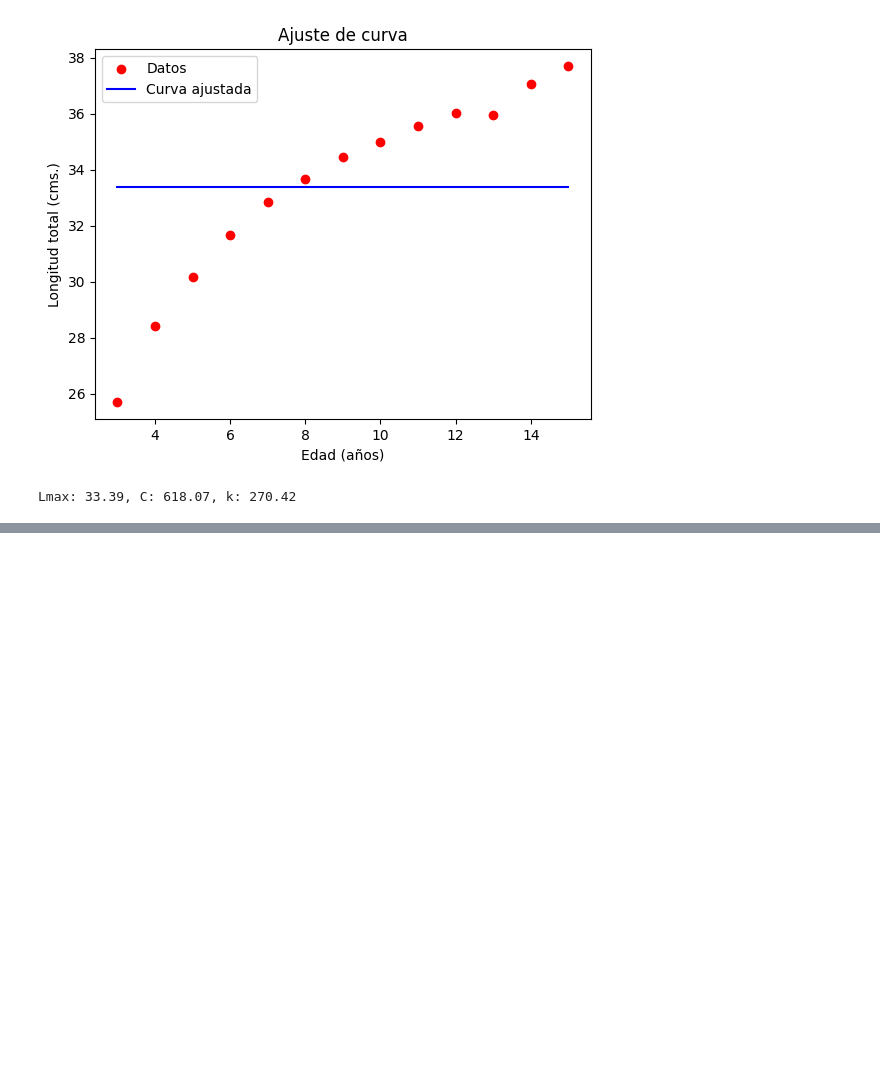
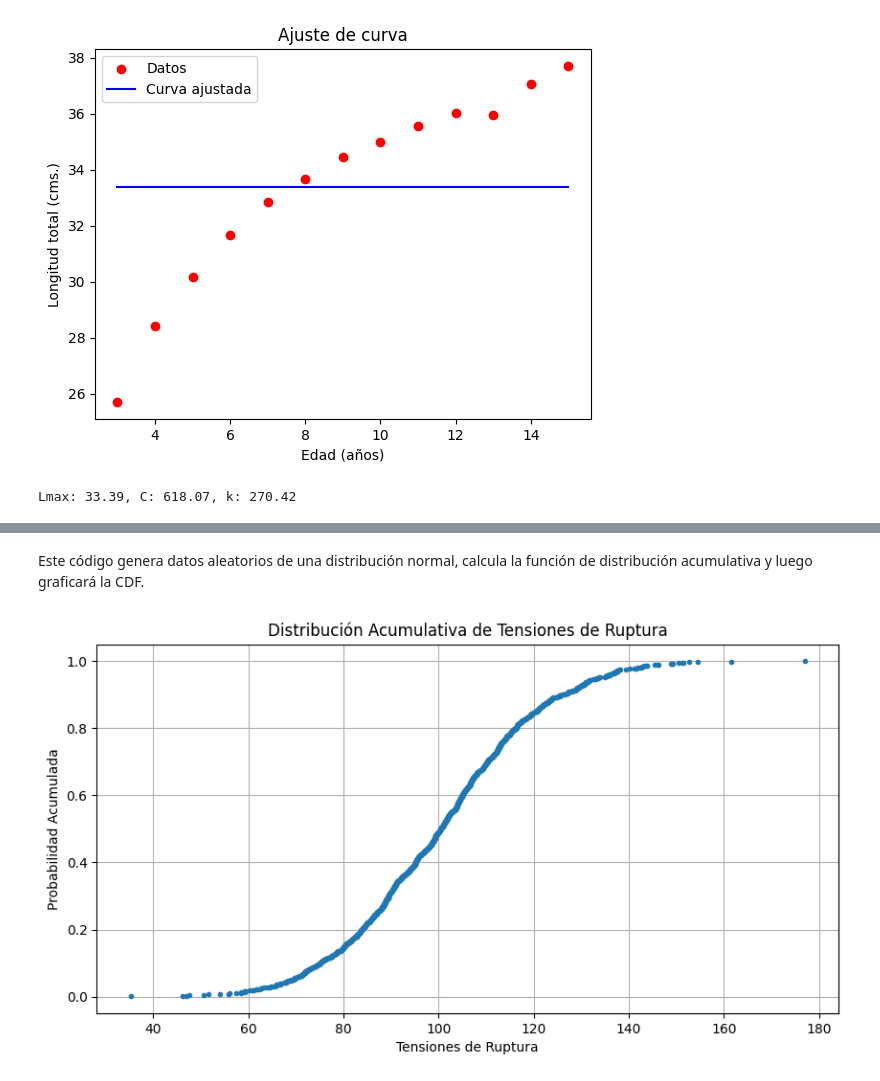
Before and after one commit to GabyGarPa/Fourier-, a Jupyter notebook: Untitled0.ipynb, the cells around one changed output, grey strips where cells are left out. Cells and saved outputs as stored; diff of their text form; code cells hidden in the pictures; blank space fills up the shorter version.

```diff
--- a/Untitled0.ipynb
+++ b/Untitled0.ipynb
@@ -117,0 +362,25 @@ Lmax: 33.39, C: 618.07, k: 270.42
+# %% [markdown]
+Este código genera datos aleatorios de una distribución normal, calcula la función de distribución acumulativa y luego graficará la CDF.
+# %%
+#codigo 2
+import numpy as np
+import matplotlib.pyplot as plt
+
+# Simular datos de tensiones de ruptura
+np.random.seed(42)  # Para reproducibilidad
+tensiones_de_ruptura = np.random.normal(100, 20, 1000)  # Media=100, Desviación Estándar=20
+
+# Calcular la función de distribución acumulativa (CDF)
+sorted_tensiones = np.sort(tensiones_de_ruptura)
+prob_acumulada = np.arange(1, len(sorted_tensiones) + 1) / len(sorted_tensiones)
+
+# Graficar la distribución acumulativa
+plt.figure(figsize=(10, 5))
+plt.plot(sorted_tensiones, prob_acumulada, marker='.', linestyle='none')
+plt.title('Distribución Acumulativa de Tensiones de Ruptura')
+plt.xlabel('Tensiones de Ruptura')
+plt.ylabel('Probabilidad Acumulada')
+plt.grid(True)
+plt.show()
+# %% [output]
+[figure, added]
```
Also changed, not shown: parts of 13 cells of this notebook.
